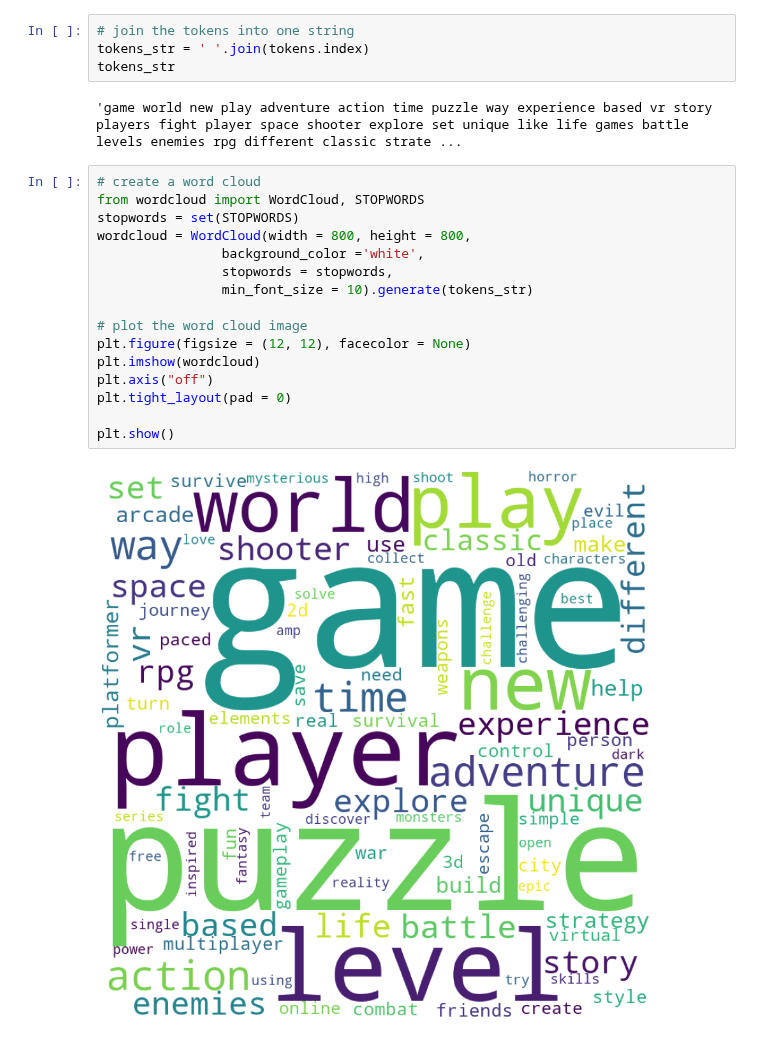
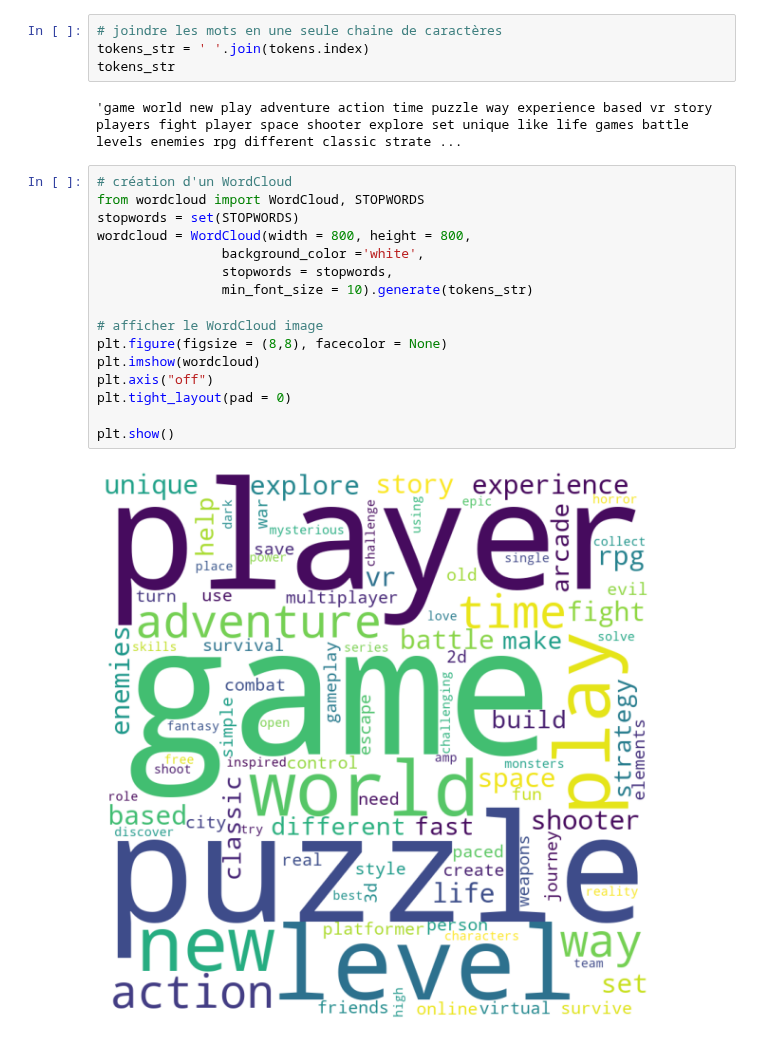
Before and after one commit to Rvanelven/steamator, a Jupyter notebook: notebooks/Nathan_#24_analyse_NLP_descriptions.ipynb, the cells around one changed output. Drawn from its saved outputs; the diff is of its cells as text.

```diff
--- a/notebooks/Nathan_#24_analyse_NLP_descriptions.ipynb
+++ b/notebooks/Nathan_#24_analyse_NLP_descriptions.ipynb
@@ -130,25 +129,25 @@ tokens.head(25).plot(kind='bar',figsize=(25,10), color='purple')
 [figure]
 # %%
-# join the tokens into one string
+# joindre les mots en une seule chaine de caractères
 tokens_str = ' '.join(tokens.index)
 tokens_str
 # %% [output]
 'game world new play adventure action time puzzle way experience based vr story players fight player space shooter explore set unique like life games battle levels enemies rpg different classic strate ...
 # %%
-# create a word cloud
+# création d'un WordCloud
 from wordcloud import WordCloud, STOPWORDS
 stopwords = set(STOPWORDS)
 wordcloud = WordCloud(width = 800, height = 800,
                 background_color ='white',
                 stopwords = stopwords,
                 min_font_size = 10).generate(tokens_str)
 
-# plot the word cloud image
-plt.figure(figsize = (12, 12), facecolor = None)
+# afficher le WordCloud image
+plt.figure(figsize = (8,8), facecolor = None)
 plt.imshow(wordcloud)
 plt.axis("off")
 plt.tight_layout(pad = 0)
 
 plt.show()
 # %% [output]
-[figure, old version]
+[figure, new version]
```
Also changed, not shown: parts of 16 cells of this notebook.
